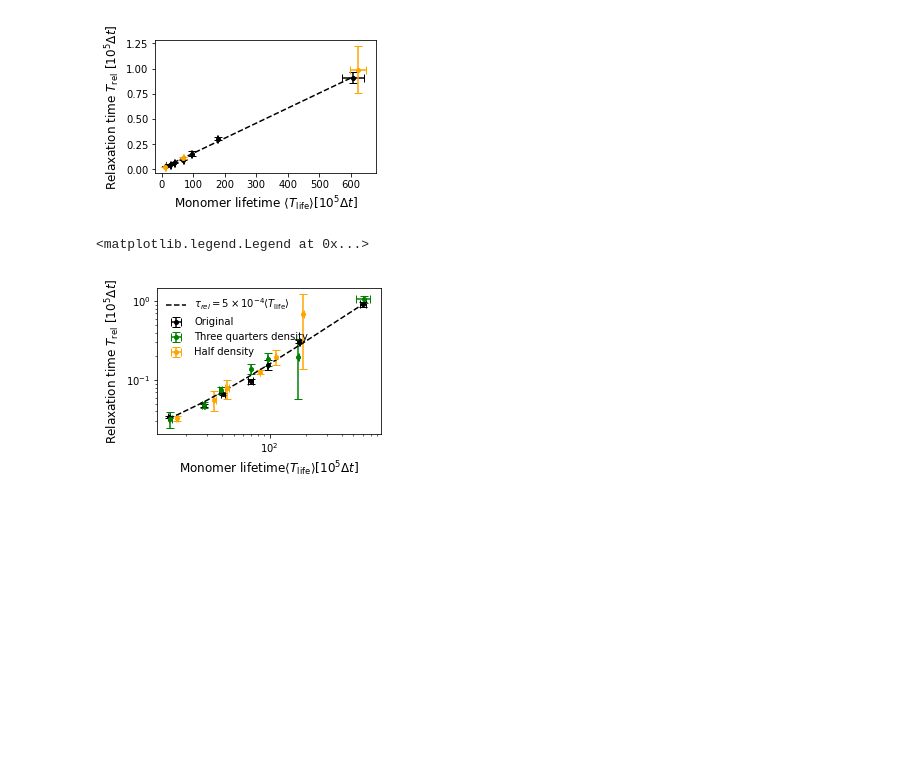
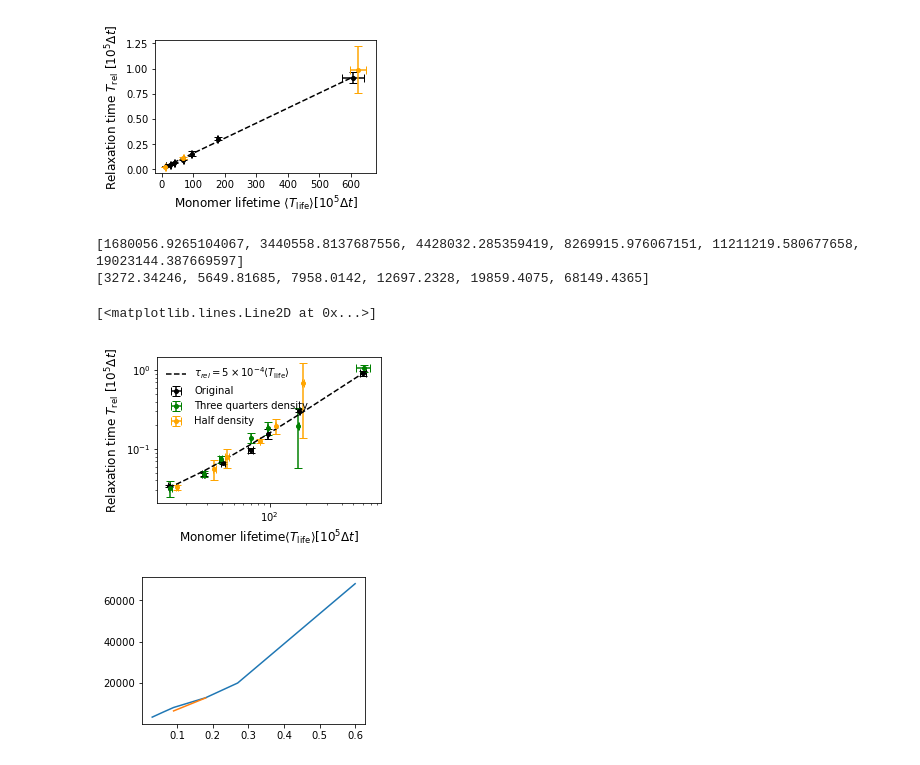
Before and after one commit to Billie1717/ColIVTurnover_Simulations, a Jupyter notebook: Data_and_Figures_2026/Fig_Tlife_conditions/MasterLifetimePlot_Conditions.ipynb, the cells around one changed output. Saved outputs shown, nothing was run; the diff lists cells and outputs as text; code cells hidden in the pictures; blank space fills up the shorter version.

```diff
--- a/Data_and_Figures_2026/Fig_Tlife_conditions/MasterLifetimePlot_Conditions.ipynb
+++ b/Data_and_Figures_2026/Fig_Tlife_conditions/MasterLifetimePlot_Conditions.ipynb
@@ -149,17 +149,31 @@ figKrod.savefig(plotsdir + 'MasterTlifeTrelax_Krod.png',dpi = 300)
 # %%
 figConc,axConc = plt.subplots(1,figsize = (4.,2.7))
 
 
 axConc.errorbar(np.divide(TLifeDenseControl,10**5),np.divide(Taus_Av,10**5),yerr = np.divide(Taus_Std,10**5), xerr = np.divide(TLifeDenseControlSTD,10**5), color = 'black',linestyle = '',marker = 'o',markersize = 4,capsize = 4,label = "Original")
 axConc.errorbar(np.divide(TLife_3QuartersDensity,10**5),np.divide(Taus_3QuartersDensity,10**5),yerr = np.divide(Taus_3QuartersDensitySTD,10**5), xerr = np.divide(TLife_3QuartersDensitySTD,10**5), color = 'green',linestyle = '',marker = 'o',markersize = 4,capsize = 4,label = "Three quarters density")
 axConc.errorbar(np.divide(TLife_HalfDensity,10**5),np.divide(Taus_HalfDensity,10**5),yerr = np.divide(Taus_HalfDensitySTD,10**5), xerr = np.divide(TLife_HalfDensitySTD,10**5), color = 'orange',linestyle = '',marker = 'o',markersize = 4,capsize = 4,label = "Half density")
 axConc.plot(x1,np.divide(m1*x1+b1,1),color = 'black',linestyle = '--',label = r'$\tau_{rel} = 5\times 10^{-4}\langle T_{\mathrm{life}}\rangle$')
 
 axConc.set_xlabel(r'Monomer lifetime$\langle T_{\mathrm{life}}\rangle [10^5\Delta t]$',fontsize = 12)
 axConc.set_ylabel(r"Relaxation time $T_{\mathrm{rel}}$ [$10^5\Delta t$]",fontsize = 12)
 axConc.set_yscale('log')
 axConc.set_xscale('log')
 axConc.legend(frameon = False)
+
+print(TLife_HalfDensity)
+print(Taus_HalfDensity)
+1.26e4
+6.29e3
+Taus_Other_HalfDensity = [6.29e3,1.26e4]
+MPs = [0.09,0.18]
+MPs_Norm = [0.03,0.06,0.09,0.18,0.27,0.6]
+fig,ax = plt.subplots(1,figsize = (4.,2.7))
+ax.plot(MPs_Norm,Taus_HalfDensity)
+ax.plot(MPs,Taus_Other_HalfDensity)
 # %% [output]
-<matplotlib.legend.Legend at 0x...>
+[1680056.9265104067, 3440558.8137687556, 4428032.285359419, 8269915.976067151, 11211219.580677658, 19023144.387669597]
+[3272.34246, 5649.81685, 7958.0142, 12697.2328, 19859.4075, 68149.4365]
+[<matplotlib.lines.Line2D at 0x...>]
 [figure]
+[figure, added]
```
Also changed, not shown: 23 other files.
